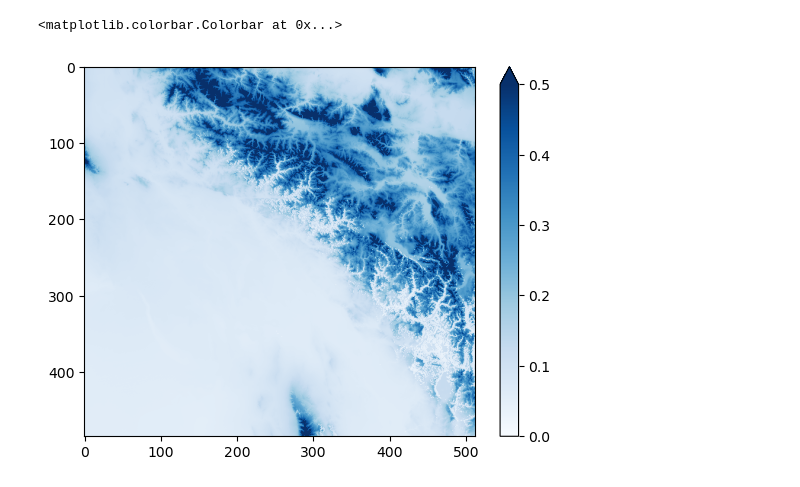
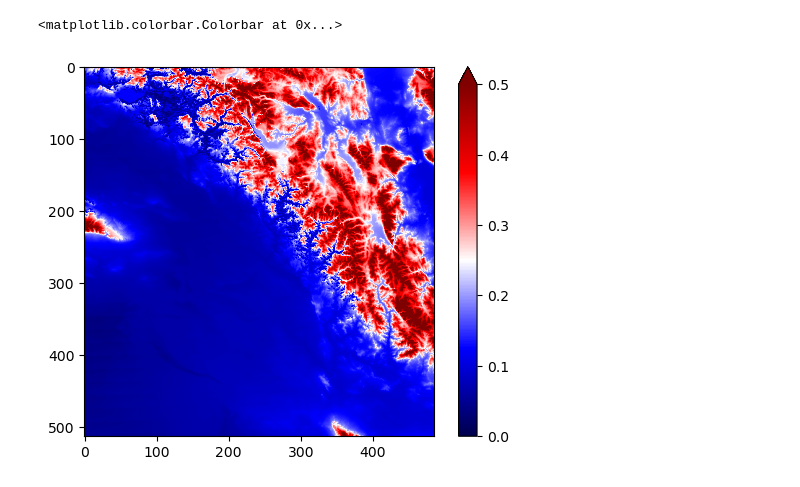
Before and after one commit to wk1984/Parallel-SnowModel-1.0, a Jupyter notebook: Read_SnowModel_Parallel.ipynb, the cells around one changed output. Cells and saved outputs as stored; diff of their text form; code cells hidden in the pictures.

```diff
--- a/Read_SnowModel_Parallel.ipynb
+++ b/Read_SnowModel_Parallel.ipynb
@@ -19,7 +19,8 @@ transformer_inv = Transformer.from_crs(obj_proj, 'EPSG:4326')
 workplace = './'
 # %%
 def load_gdat_files(rank_list, ncols=10, nrows = 10, ntime=365,
-                    varname='tair', path = '.', suffix='gdat'):
+                    varname='tair', path = '.', suffix='gdat',
+                    combine_all=False):
 
     import os
 
@@ -40,7 +41,18 @@ def load_gdat_files(rank_list, ncols=10, nrows = 10, ntime=365,
         else:
             dump = np.hstack((dump, bdata))
 
-    dump = np.reshape(dump, [ntime, ncols, nrows])
+    if combine_all:
+
+        with open(os.path.join(path, varname+'.'+suffix), 'wb') as file:
+
+            for ix in np.arange(dump.shape[0]):
+                for iy in dump[ix,:]:
+
+                    binary_data = struct.pack("f", iy)
+
+                    file.write(binary_data)
+
+    dump = np.reshape(dump, [ntime, nrows, ncols])
 
     return dump
 # %%
@@ -48,8 +60,8 @@ data = load_gdat_files(np.arange(10), ncols=485, nrows=513, ntime=365,
                        path=workplace+'outputs/wo_assim/',
                        varname='snod')
 # %%
-plt.imshow(np.flipud(data[150,:,:]),vmin=0, vmax=0.50, cmap = 'Blues')
+plt.imshow(np.flipud(data[190,:,:]),vmin=0, vmax=0.50, cmap = 'seismic')
 plt.colorbar(extend = 'max')
 # %% [output]
 <matplotlib.colorbar.Colorbar at 0x...>
-[figure, old version]
+[figure, new version]
```
Also changed, not shown: parts of 10 cells of this notebook.
